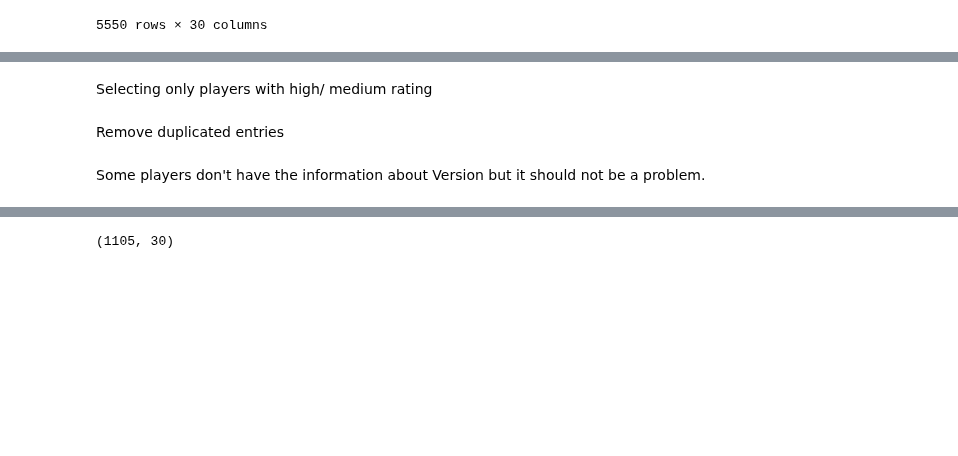
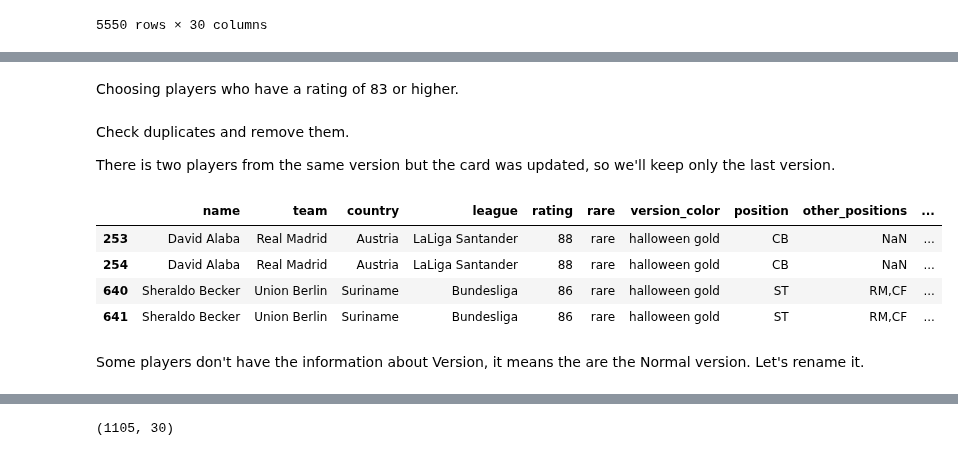
Before and after one commit to felipemayer/data_portfolio, a Jupyter notebook: players_fifa23_analysis/players_analysis.ipynb, the cells around one changed output, grey strips where cells are left out. Saved outputs shown, nothing was run; the diff lists cells and outputs as text; code cells hidden in the pictures; blank space fills up the shorter version.

```diff
--- a/players_fifa23_analysis/players_analysis.ipynb
+++ b/players_fifa23_analysis/players_analysis.ipynb
@@ -108,13 +154,27 @@ Remove players with 'World Cup Player' as version. They were a special version b
 # %%
 df_players = df_players.query('version != "World Cup Player" and league != "Icons"')
-# %% [markdown]
-Selecting only players with high/ medium rating
+# %% [markdown]
+Choosing players who have a rating of 83 or higher.
 # %%
 df_players = df_players.loc[df_players['rating'] >= 84]\
                                 .reset_index(drop=True)\
                                 .copy()
-# %% [markdown]
-Remove duplicated entries
+# %% [markdown]
+Check duplicates and remove them.
+
+There is two players from the same version but the card was updated, so we'll keep only the last version.
+# %%
+df_players.loc[df_players.duplicated(subset=['name',
+                                             'team',
+                                            'rating',
+                                            'version',
+                                            'position'], keep=False)]
+# %% [output]
+|  | name | team | country | league | rating | rare | version_color | position | other_positions | ... |
+| 253 | David Alaba | Real Madrid | Austria | LaLiga Santander | 88 | rare | halloween gold | CB | NaN | ... |
+| 254 | David Alaba | Real Madrid | Austria | LaLiga Santander | 88 | rare | halloween gold | CB | NaN | ... |
+| 640 | Sheraldo Becker | Union Berlin | Suriname | Bundesliga | 86 | rare | halloween gold | ST | RM,CF | ... |
+| 641 | Sheraldo Becker | Union Berlin | Suriname | Bundesliga | 86 | rare | halloween gold | ST | RM,CF | ... |
 # %%
 df_players = df_players.loc[~df_players.duplicated(subset=['name',
                                                            'team',
@@ -124,4 +184,4 @@ df_players = df_players.loc[~df_players.duplicated(subset=['name',
                                                             .reset_index(drop=True)\
                                                             .copy()
 # %% [markdown]
-Some players don't have the information about Version but it should not be a problem.
+Some players don't have the information about Version, it means the are the Normal version. Let's rename it.
```
Also changed, not shown: parts of 16 cells of this notebook.
